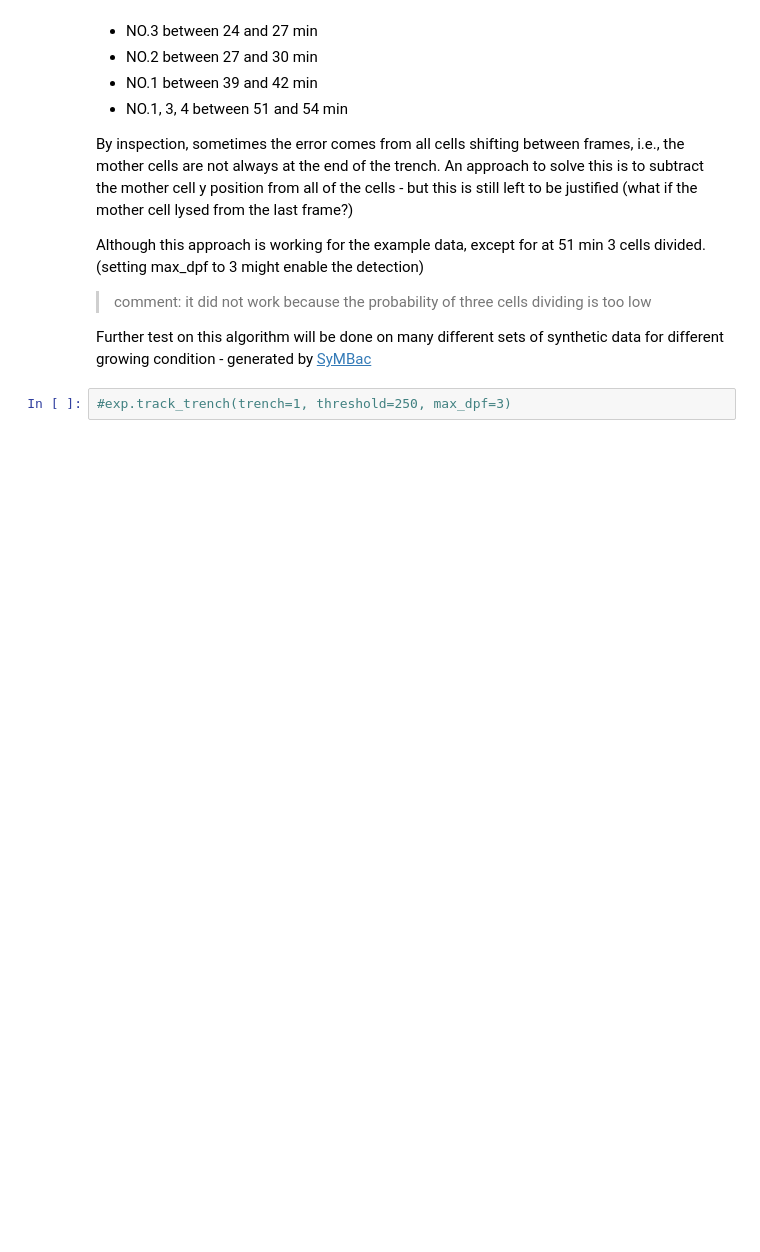
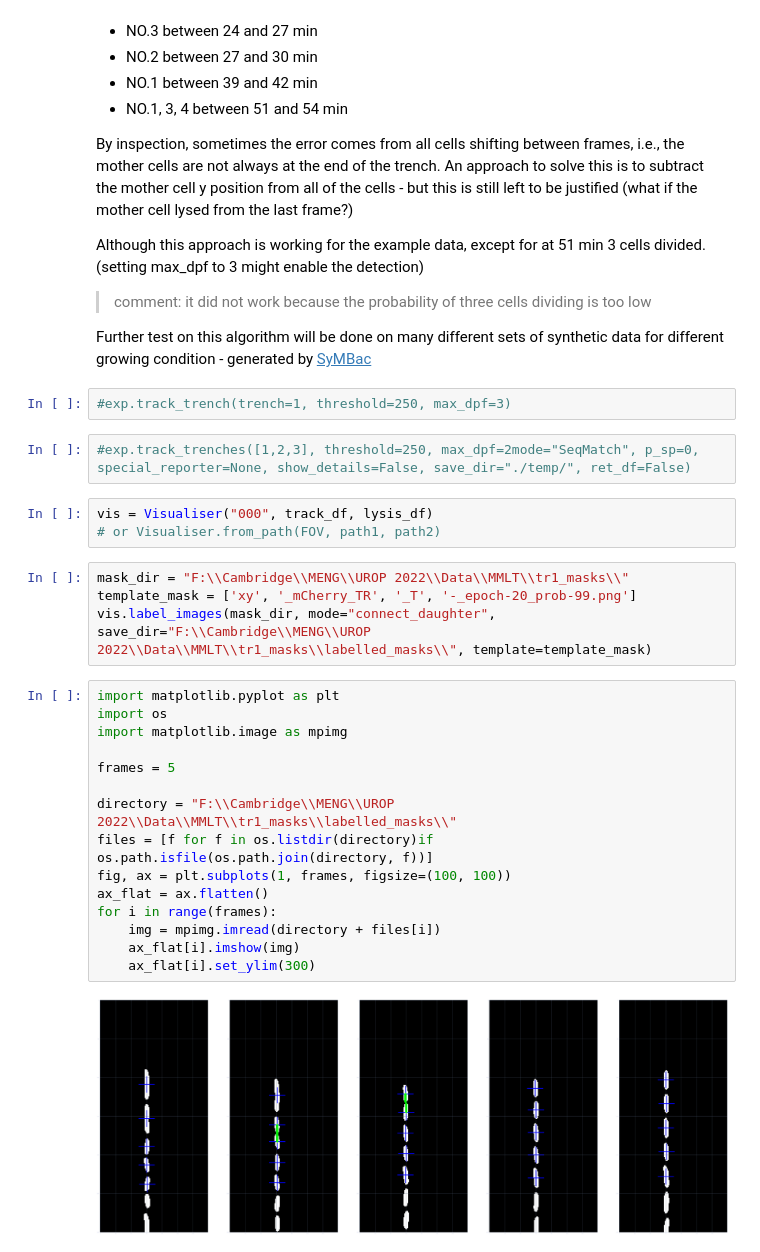
Before and after one commit to erezli/MMLineageTracking, a Jupyter notebook: MM_Cell_Lineage_Tracking.ipynb, the cells around one changed output. Cells and saved outputs as stored; diff of their text form; blank space fills up the shorter version.

Commit message:
add result visualiser
mode 1: link the daughters when a cell devide

```diff
--- a/MM_Cell_Lineage_Tracking.ipynb
+++ b/MM_Cell_Lineage_Tracking.ipynb
@@ -260,3 +223,29 @@ Although this approach is working for the example data, except for at 51 min 3 c
 Further test on this algorithm will be done on many different sets of synthetic data for different growing condition - generated by [SyMBac](https://github.com/georgeoshardo/SyMBac)
 # %%
 #exp.track_trench(trench=1, threshold=250, max_dpf=3)
+# %%
+#exp.track_trenches([1,2,3], threshold=250, max_dpf=2mode="SeqMatch", p_sp=0, special_reporter=None, show_details=False, save_dir="./temp/", ret_df=False)
+# %%
+vis = Visualiser("000", track_df, lysis_df)
+# or Visualiser.from_path(FOV, path1, path2)
+# %%
+mask_dir = "F:\\Cambridge\\MENG\\UROP 2022\\Data\\MMLT\\tr1_masks\\"
+template_mask = ['xy', '_mCherry_TR', '_T', '-_epoch-20_prob-99.png']
+vis.label_images(mask_dir, mode="connect_daughter", save_dir="F:\\Cambridge\\MENG\\UROP 2022\\Data\\MMLT\\tr1_masks\\labelled_masks\\", template=template_mask)
+# %%
+import matplotlib.pyplot as plt
+import os
+import matplotlib.image as mpimg
+
+frames = 5
+
+directory = "F:\\Cambridge\\MENG\\UROP 2022\\Data\\MMLT\\tr1_masks\\labelled_masks\\"
+files = [f for f in os.listdir(directory)if os.path.isfile(os.path.join(directory, f))]
+fig, ax = plt.subplots(1, frames, figsize=(100, 100))
+ax_flat = ax.flatten()
+for i in range(frames):
+    img = mpimg.imread(directory + files[i])
+    ax_flat[i].imshow(img)
+    ax_flat[i].set_ylim(300)
+# %% [output]
+[figure, added]
```
Also changed, not shown: parts of 9 cells of this notebook, 4 other files.
